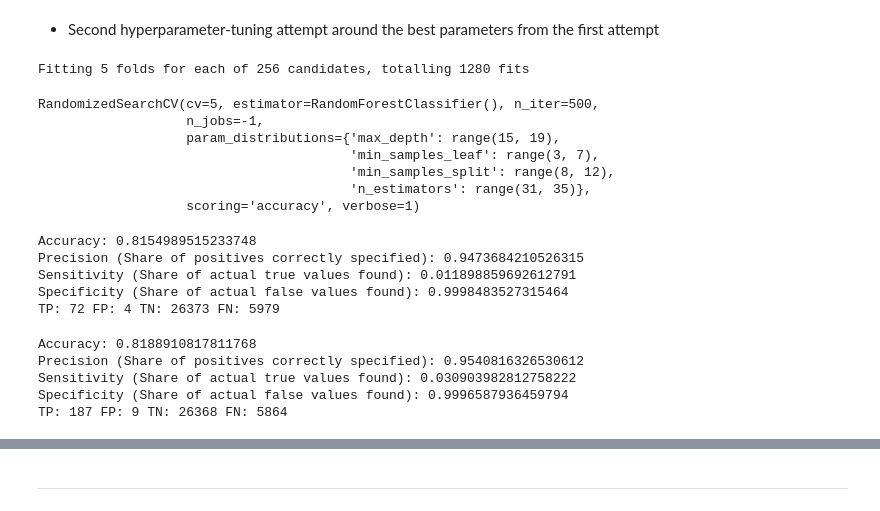
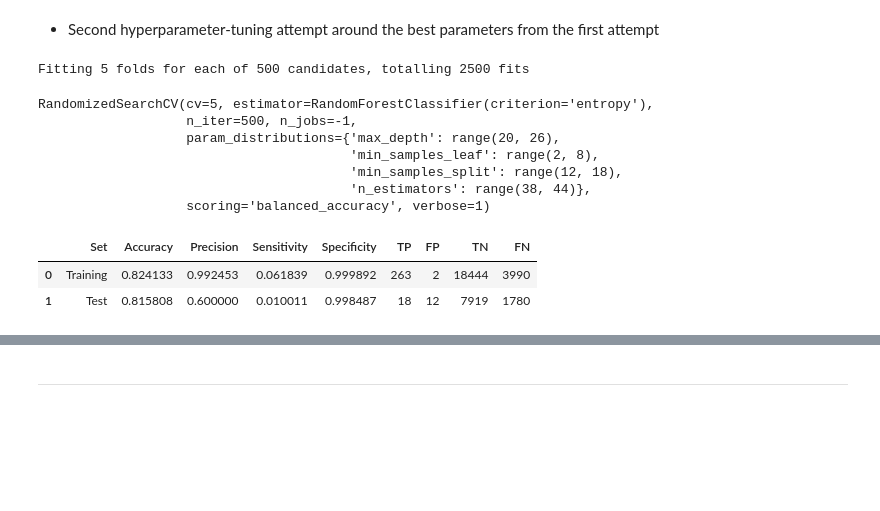
Before and after one commit to benherz/Mini-Project, a Jupyter notebook: ML_mini_project.ipynb, the cells around one changed output, grey strips where cells are left out. Saved outputs shown, nothing was run; the diff lists cells and outputs as text; code cells hidden in the pictures; blank space fills up the shorter version.

```diff
--- a/ML_mini_project.ipynb
+++ b/ML_mini_project.ipynb
@@ -356,50 +413,41 @@ best_est = forest_cv.best_params_["n_estimators"]
 
 
 # Set range around previous optimal parameters to search for even better parameters
-max_depth = range(best_depth - 2, best_depth + 2)
-min_samples_split = range(best_split - 2, best_split + 2)
-min_samples_leaf = range(best_leaf - 2, best_leaf + 2)
-n_estimators = range(best_est - 2, best_est + 2)
-
+max_depth = range(best_depth - 3, best_depth + 3)
+min_samples_split = range(best_split - 3, best_split + 3)
+min_samples_leaf = range(best_leaf - 3, best_leaf + 3)
+n_estimators = range(best_est - 3, best_est + 3)
 
 # Collect in dicionary
 param_dist = {'max_depth': max_depth,'min_samples_split': min_samples_split, 'min_samples_leaf': min_samples_leaf, 'n_estimators': n_estimators}
 
 # Set up forest
-forest = RandomForestClassifier()
+forest = RandomForestClassifier(criterion = forest_cv.best_params_["criterion"])
 # Set up RandomizedSearchCV
-forest_cv2 = RandomizedSearchCV(forest, param_dist, n_jobs = -1, cv = 5,verbose = 1, n_iter = 500, scoring = 'accuracy')
+forest_cv2 = RandomizedSearchCV(forest, param_dist, n_jobs = -1, cv = 5,verbose = 1, n_iter = 500, scoring = "balanced_accuracy")
 # Fit it to the data
 forest_cv2.fit(x_train, y_train) # does it automatically use best parameters?
 # %% [output]
-Fitting 5 folds for each of 256 candidates, totalling 1280 fits
+Fitting 5 folds for each of 500 candidates, totalling 2500 fits
-RandomizedSearchCV(cv=5, estimator=RandomForestClassifier(), n_iter=500,
-                   n_jobs=-1,
-                   param_distributions={'max_depth': range(15, 19),
-                                        'min_samples_leaf': range(3, 7),
-                                        'min_samples_split': range(8, 12),
-                                        'n_estimators': range(31, 35)},
-                   scoring='accuracy', verbose=1)
+RandomizedSearchCV(cv=5, estimator=RandomForestClassifier(criterion='entropy'),
+                   n_iter=500, n_jobs=-1,
+                   param_distributions={'max_depth': range(20, 26),
+                                        'min_samples_leaf': range(2, 8),
+                                        'min_samples_split': range(12, 18),
+                                        'n_estimators': range(38, 44)},
+                   scoring='balanced_accuracy', verbose=1)
 # %%
-# Predict and evaluate first cv model
-y_train_pred_cv = forest_cv.predict(x_train)
-evaluate_model(y_train, y_train_pred_cv)
+# Predict and evaluate second cv model
+# Training data
+y_train_pred_cv2 = forest_cv2.predict(x_train)
+# Test data
+y_test_pred_cv2 = forest_cv2.predict(x_test)
+# Evalute performance
+evaluate_model(y_train, y_train_pred_cv2, y_test, y_test_pred_cv2)
 # %% [output]
-Accuracy: 0.8154989515233748
-Precision (Share of positives correctly specified): 0.9473684210526315
-Sensitivity (Share of actual true values found): 0.011898859692612791
-Specificity (Share of actual false values found): 0.9998483527315464
-TP: 72 FP: 4 TN: 26373 FN: 5979
+|  | Set | Accuracy | Precision | Sensitivity | Specificity | TP | FP | TN | FN |
+| 0 | Training | 0.824133 | 0.992453 | 0.061839 | 0.999892 | 263 | 2 | 18444 | 3990 |
+| 1 | Test | 0.815808 | 0.600000 | 0.010011 | 0.998487 | 18 | 12 | 7919 | 1780 |
-# %%
-# Predict and evaluate second cv model
-y_train_pred_cv2 = forest_cv2.predict(x_train)
-evaluate_model(y_train, y_train_pred_cv2)
-# %% [output]
-Accuracy: 0.8188910817811768
-Precision (Share of positives correctly specified): 0.9540816326530612
-Sensitivity (Share of actual true values found): 0.030903982812758222
-Specificity (Share of actual false values found): 0.9996587936459794
-TP: 187 FP: 9 TN: 26368 FN: 5864
 # %%
 # Plot feature importance
 fig = plt.figure()
```
Also changed, not shown: parts of 42 cells of this notebook.
